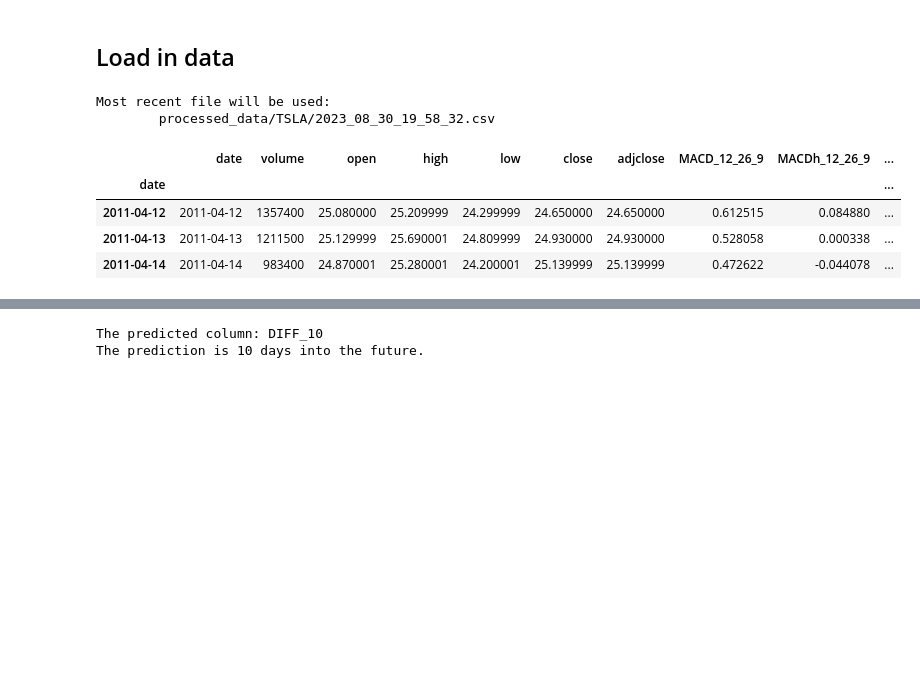
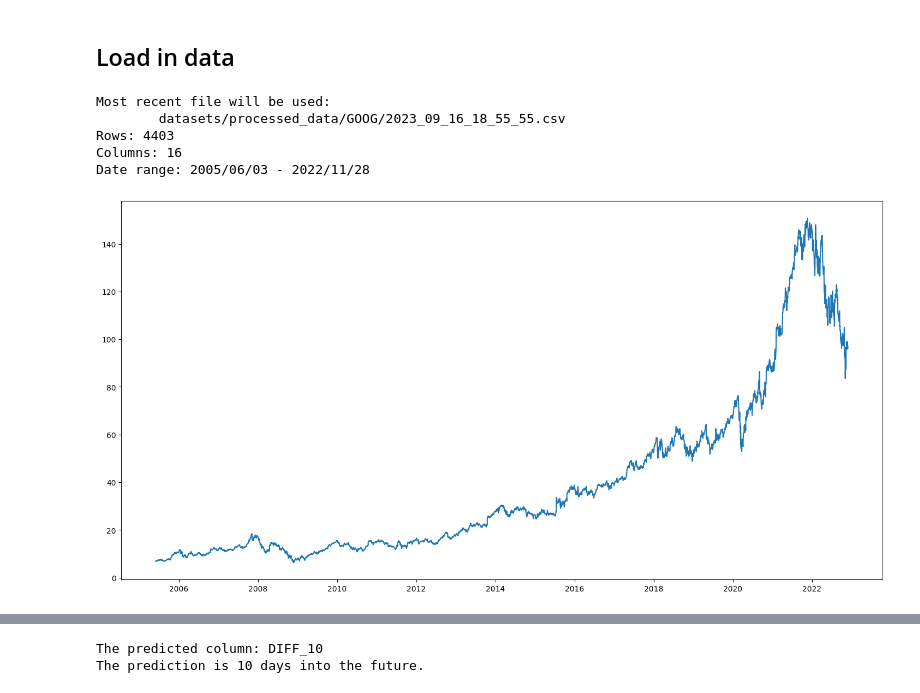
Before and after one commit to DanielVeress/price_prediction, a Jupyter notebook: price_prediction.ipynb, the cells around one changed output, grey strips where cells are left out. Saved outputs shown, nothing was run; the diff lists cells and outputs as text; code cells hidden in the pictures; blank space fills up the shorter version.

Commit message:
Cleanup, corrections, refactoring, new dataset

```diff
--- a/price_prediction.ipynb
+++ b/price_prediction.ipynb
@@ -50,16 +60,22 @@ tf.random.set_seed(seed)
 # %% [markdown]
 ## Load in data
 # %%
-# ticker symbol for a company
-ticker_symbol = 'TSLA'
+# ticker symbols for the companies
+ticker_symbol = 'GOOG' # TSLA, AAPL, MSFT
 # %%
 # checking if file exists for given ticker
-path = f'processed_data/{ticker_symbol}'
+path = f'datasets/processed_data/{ticker_symbol}'
 if os.path.exists:
-    path += f'/{os.listdir(path)[0]}'
+    path += f'/{sorted(os.listdir(path))[-1]}'
+
     print(f'Most recent file will be used: \n\t{path}')
+    df = load_data_for_ticker(ticker_symbol, path, info=1)
 else:
     print('No folder found for ticker!')
 # %% [output]
 Most recent file will be used:
-        processed_data/TSLA/2023_08_30_19_58_32.csv
+        datasets/processed_data/GOOG/2023_09_16_18_55_55.csv
+Rows: 4403
+Columns: 16
+Date range: 2005/06/03 - 2022/11/28
+[figure, added]
@@ -73,8 +81,0 @@ df.set_index(pd.DatetimeIndex(df['date']), inplace=True)
-# %%
-df.head(3)
-# %% [output]
-|  | date | volume | open | high | low | close | adjclose | MACD_12_26_9 | MACDh_12_26_9 | ... |
-| date |  |  |  |  |  |  |  |  |  | ... |
-| 2011-04-12 | 2011-04-12 | 1357400 | 25.080000 | 25.209999 | 24.299999 | 24.650000 | 24.650000 | 0.612515 | 0.084880 | ... |
-| 2011-04-13 | 2011-04-13 | 1211500 | 25.129999 | 25.690001 | 24.809999 | 24.930000 | 24.930000 | 0.528058 | 0.000338 | ... |
-| 2011-04-14 | 2011-04-14 | 983400 | 24.870001 | 25.280001 | 24.200001 | 25.139999 | 25.139999 | 0.472622 | -0.044078 | ... |
```
Also changed, not shown: parts of 67 cells of this notebook, 6 other files.
